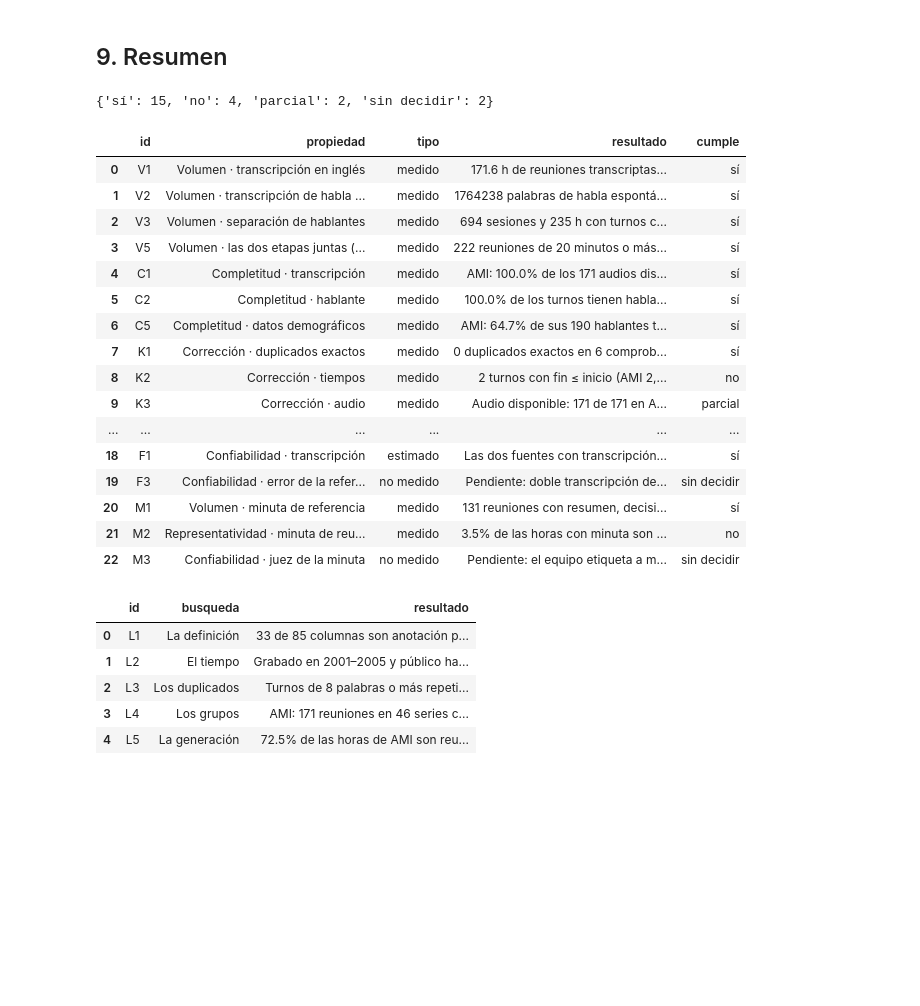
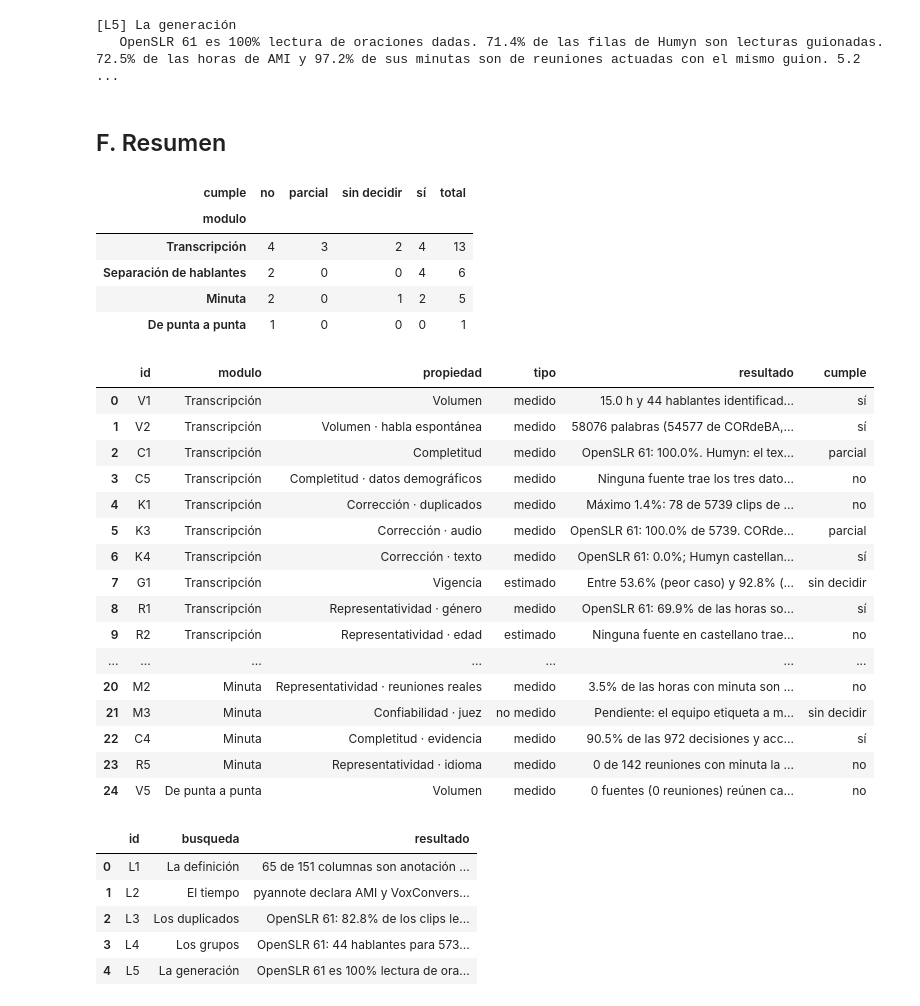
Before and after one commit to bfbarraatarama/mia-taller-de-desarrollo, a Jupyter notebook: hito-2/notebooks/eda_viabilidad.ipynb, the cells around one changed output. Saved outputs shown, nothing was run; the diff lists cells and outputs as text; code cells hidden in the pictures; blank space fills up the shorter version.

```diff
--- a/hito-2/notebooks/eda_viabilidad.ipynb
+++ b/hito-2/notebooks/eda_viabilidad.ipynb
@@ -1004,38 +894,55 @@ registrar_fuga("L5", "La generación",
+# %%
+# [L5] La generación · cómo se produjo cada dato
+digitos = icsi_t[icsi_t.lectura_de_digitos & (icsi_t.n_palabras > 0)].dur.sum() / icsi_t[icsi_t.n_palabras > 0].dur.sum()
+actuadas_m = (con_m.tipo == "scenario").mean()
+registrar_fuga("L5", "La generación",
+               f"OpenSLR 61 es 100% lectura de oraciones dadas. {pct((hum_g.tipo == 'single-speaker').mean())} de las filas de "
+               f"Humyn son lecturas guionadas. {pct(h_act / (h_act + h_real_ami))} de las horas de AMI y {pct(actuadas_m)} de "
+               f"sus minutas son de reuniones actuadas con el mismo guion. {pct(digitos)} del habla de ICSI es lectura de dígitos")
+# %% [output]
+[L5] La generación
+   OpenSLR 61 es 100% lectura de oraciones dadas. 71.4% de las filas de Humyn son lecturas guionadas. 72.5% de las horas de AMI y 97.2% de sus minutas son de reuniones actuadas con el mismo guion. 5.2 ...
 # %% [markdown]
-## 9. Resumen
+## F. Resumen
 # %%
 # [RESUMEN] Todos los niveles y las cinco búsquedas de leakage
 res = pd.DataFrame(RESULTADOS)
 fug = pd.DataFrame(FUGAS)
 res.to_csv(HITO / "resultados_eda.csv", index=False)
 fug.to_csv(HITO / "resultados_leakage.csv", index=False)
 assert set(res.id) == set(NIVELES.index), "Falta medir o registrar algún nivel"
-print(res.cumple.value_counts().to_dict())
+orden = ["Transcripción", "Separación de hablantes", "Minuta", "De punta a punta"]
+display(pd.crosstab(res.modulo, res.cumple).reindex(orden).assign(total=lambda d: d.sum(axis=1)))
 with pd.option_context("display.max_colwidth", 200):
-    display(res[["id", "propiedad", "tipo", "resultado", "cumple"]])
+    display(res[["id", "modulo", "propiedad", "tipo", "resultado", "cumple"]])
     display(fug)
 # %% [output]
-{'sí': 15, 'no': 4, 'parcial': 2, 'sin decidir': 2}
-|  | id | propiedad | tipo | resultado | cumple |
-| 0 | V1 | Volumen · transcripción en inglés | medido | 171.6 h de reuniones transcriptas... | sí |
-| 1 | V2 | Volumen · transcripción de habla ... | medido | 1764238 palabras de habla espontá... | sí |
-| 2 | V3 | Volumen · separación de hablantes | medido | 694 sesiones y 235 h con turnos c... | sí |
-| 3 | V5 | Volumen · las dos etapas juntas (... | medido | 222 reuniones de 20 minutos o más... | sí |
-| 4 | C1 | Completitud · transcripción | medido | AMI: 100.0% de los 171 audios dis... | sí |
-| 5 | C2 | Completitud · hablante | medido | 100.0% de los turnos tienen habla... | sí |
-| 6 | C5 | Completitud · datos demográficos | medido | AMI: 64.7% de sus 190 hablantes t... | sí |
-| 7 | K1 | Corrección · duplicados exactos | medido | 0 duplicados exactos en 6 comprob... | sí |
-| 8 | K2 | Corrección · tiempos | medido | 2 turnos con fin ≤ inicio (AMI 2,... | no |
-| 9 | K3 | Corrección · audio | medido | Audio disponible: 171 de 171 en A... | parcial |
-| ... | ... | ... | ... | ... | ... |
-| 18 | F1 | Confiabilidad · transcripción | estimado | Las dos fuentes con transcripción... | sí |
-| 19 | F3 | Confiabilidad · error de la refer... | no medido | Pendiente: doble transcripción de... | sin decidir |
-| 20 | M1 | Volumen · minuta de referencia | medido | 131 reuniones con resumen, decisi... | sí |
-| 21 | M2 | Representatividad · minuta de reu... | medido | 3.5% de las horas con minuta son ... | no |
-| 22 | M3 | Confiabilidad · juez de la minuta | no medido | Pendiente: el equipo etiqueta a m... | sin decidir |
+| cumple | no | parcial | sin decidir | sí | total |
+| modulo |  |  |  |  |  |
+| Transcripción | 4 | 3 | 2 | 4 | 13 |
+| Separación de hablantes | 2 | 0 | 0 | 4 | 6 |
+| Minuta | 2 | 0 | 1 | 2 | 5 |
+| De punta a punta | 1 | 0 | 0 | 0 | 1 |
-|  | id | busqueda | resultado |
-| 0 | L1 | La definición | 33 de 85 columnas son anotación p... |
-| 1 | L2 | El tiempo | Grabado en 2001–2005 y público ha... |
-| 2 | L3 | Los duplicados | Turnos de 8 palabras o más repeti... |
-| 3 | L4 | Los grupos | AMI: 171 reuniones en 46 series c... |
-| 4 | L5 | La generación | 72.5% de las horas de AMI son reu... |
+|  | id | modulo | propiedad | tipo | resultado | cumple |
+| 0 | V1 | Transcripción | Volumen | medido | 15.0 h y 44 hablantes identificad... | sí |
+| 1 | V2 | Transcripción | Volumen · habla espontánea | medido | 58076 palabras (54577 de CORdeBA,... | sí |
+| 2 | C1 | Transcripción | Completitud | medido | OpenSLR 61: 100.0%. Humyn: el tex... | parcial |
+| 3 | C5 | Transcripción | Completitud · datos demográficos | medido | Ninguna fuente trae los tres dato... | no |
+| 4 | K1 | Transcripción | Corrección · duplicados | medido | Máximo 1.4%: 78 de 5739 clips de ... | no |
+| 5 | K3 | Transcripción | Corrección · audio | medido | OpenSLR 61: 100.0% de 5739. CORde... | parcial |
+| 6 | K4 | Transcripción | Corrección · texto | medido | OpenSLR 61: 0.0%; Humyn castellan... | sí |
+| 7 | G1 | Transcripción | Vigencia | estimado | Entre 53.6% (peor caso) y 92.8% (... | sin decidir |
+| 8 | R1 | Transcripción | Representatividad · género | medido | OpenSLR 61: 69.9% de las horas so... | sí |
+| 9 | R2 | Transcripción | Representatividad · edad | estimado | Ninguna fuente en castellano trae... | no |
+| ... | ... | ... | ... | ... | ... | ... |
+| 20 | M2 | Minuta | Representatividad · reuniones reales | medido | 3.5% de las horas con minuta son ... | no |
+| 21 | M3 | Minuta | Confiabilidad · juez | no medido | Pendiente: el equipo etiqueta a m... | sin decidir |
+| 22 | C4 | Minuta | Completitud · evidencia | medido | 90.5% de las 972 decisiones y acc... | sí |
+| 23 | R5 | Minuta | Representatividad · idioma | medido | 0 de 142 reuniones con minuta la ... | no |
+| 24 | V5 | De punta a punta | Volumen | medido | 0 fuentes (0 reuniones) reúnen ca... | no |
+|  | id | busqueda | resultado |
+| 0 | L1 | La definición | 65 de 151 columnas son anotación ... |
+| 1 | L2 | El tiempo | pyannote declara AMI y VoxConvers... |
+| 2 | L3 | Los duplicados | OpenSLR 61: 82.8% de los clips le... |
+| 3 | L4 | Los grupos | OpenSLR 61: 44 hablantes para 573... |
+| 4 | L5 | La generación | OpenSLR 61 es 100% lectura de ora... |
```
Also changed, not shown: parts of 74 cells of this notebook, 57 other files.
